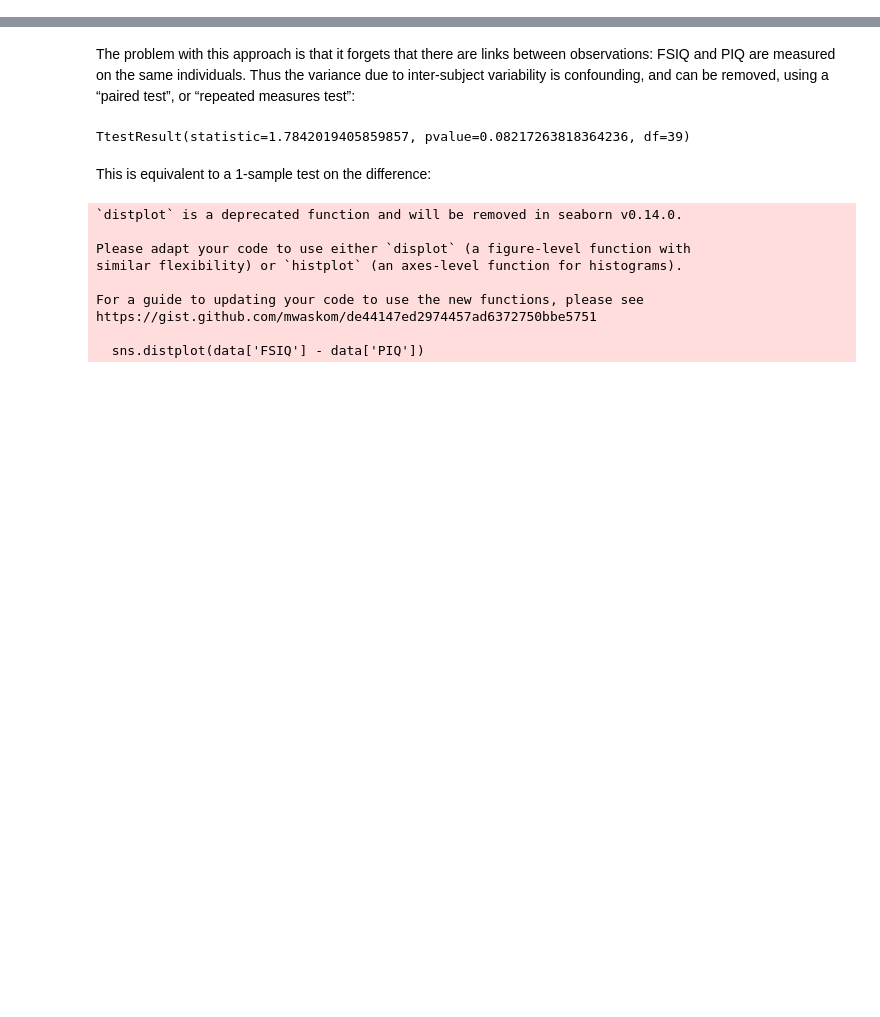
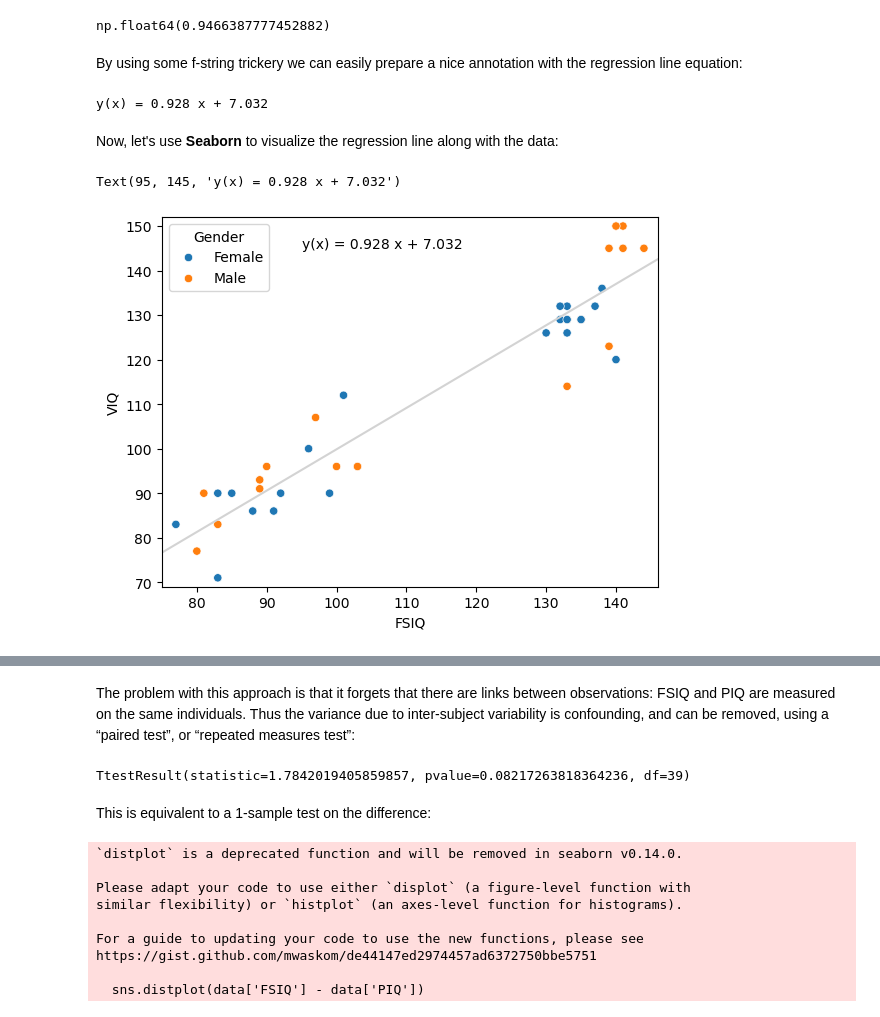
Before and after one commit to MMRES-PyBootcamp/MMRES-python-bootcamp, a Jupyter notebook: 08_Stats.ipynb, the cells around one changed output, grey strips where cells are left out. Saved outputs shown, nothing was run; the diff lists cells and outputs as text; code cells hidden in the pictures; blank space fills up the shorter version.

```diff
--- a/08_Stats.ipynb
+++ b/08_Stats.ipynb
@@ -159,0 +202,36 @@ https://gist.github.com/mwaskom/de44147ed2974457ad6372750bbe5751
+# %%
+# Compute a linear regression between 'FSIQ' and 'VIQ' using SciPy
+FitResults = stats.linregress(x=df['FSIQ'], y=df['VIQ'])
+
+# Return the 'rvalue' (Pearson correlation) generated by the linear regression
+FitResults.rvalue
+# %% [output]
+np.float64(0.9466387777452882)
+# %% [markdown]
+By using some f-string trickery we can easily prepare a nice annotation with the regression line equation:
+# %%
+# Gather the regression line equation (using just 3 decimal places with the :.3f trick)
+annotation = f'y(x) = {FitResults.slope:.3f} x + {FitResults.intercept:.3f}'
+
+# Show the regression line equation
+print(annotation)
+# %% [output]
+y(x) = 0.928 x + 7.032
+# %% [markdown]
+Now, let's use **Seaborn** to visualize the regression line along with the data:
+# %%
+# Create the scatter plot with Seaborn
+p = sns.scatterplot(data=df, x="FSIQ", y="VIQ", hue="Gender")
+
+# Add the linear regression line (by hand) with Matplotlib
+p.axline(xy1=(0, FitResults.intercept), slope=FitResults.slope, color='lightgray')
+
+# Adjust scatter plot limits (by hand) with Matplotlib
+p.set_xlim(df["FSIQ"].min()-2, df["FSIQ"].max()+2)
+p.set_ylim(df["VIQ"].min()-2, df["VIQ"].max()+2)
+
+# Add regression line equation (by hand) with Matplotlib
+plt.text(95, 145, annotation)
+# %% [output]
+Text(95, 145, 'y(x) = 0.928 x + 7.032')
+[figure, added]
```
Also changed, not shown: parts of 67 cells of this notebook.
